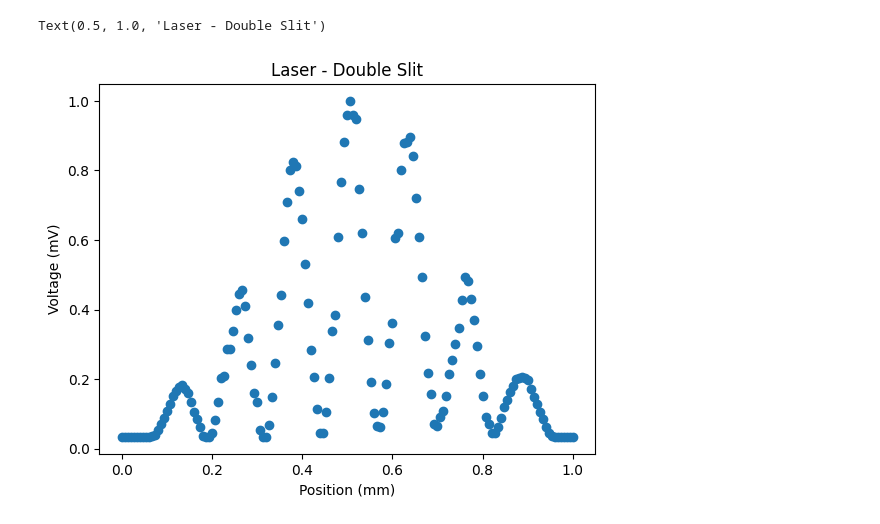
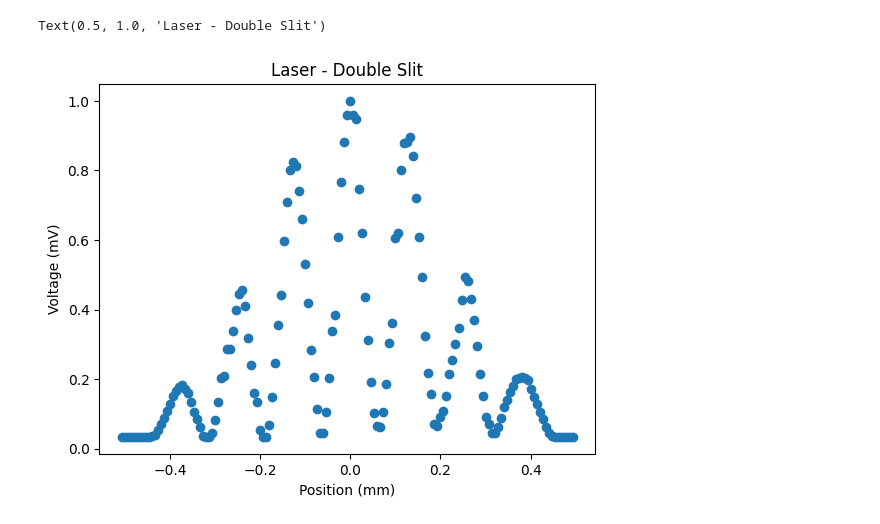
Before and after one commit to ChristianArgueta/PHSX-616, a Jupyter notebook: SIngle Photon.ipynb, the cells around one changed output. Saved outputs shown, nothing was run; the diff lists cells and outputs as text; code cells hidden in the pictures.

```diff
--- a/SIngle Photon.ipynb
+++ b/SIngle Photon.ipynb
@@ -19,17 +20,17 @@ yArray4= df["counts4"].values
 # %%
 x_max= max(xArray)
 y_max = max(yArray)
 x_min = min(xArray)
 y_min = min(yArray)
 
-xArray_Norm = xArray/x_max
+xArray_Norm = (xArray/x_max)-0.5066666666666666
 yArray_Norm = yArray/y_max
 
 
 plt.scatter(xArray_Norm, yArray_Norm)
 plt.xlabel('Position (mm)')
 plt.ylabel('Voltage (mV)')
 plt.title('Laser - Double Slit')
 # %% [output]
 Text(0.5, 1.0, 'Laser - Double Slit')
-[figure, old version]
+[figure, new version]
```
Also changed, not shown: parts of 28 cells of this notebook.
